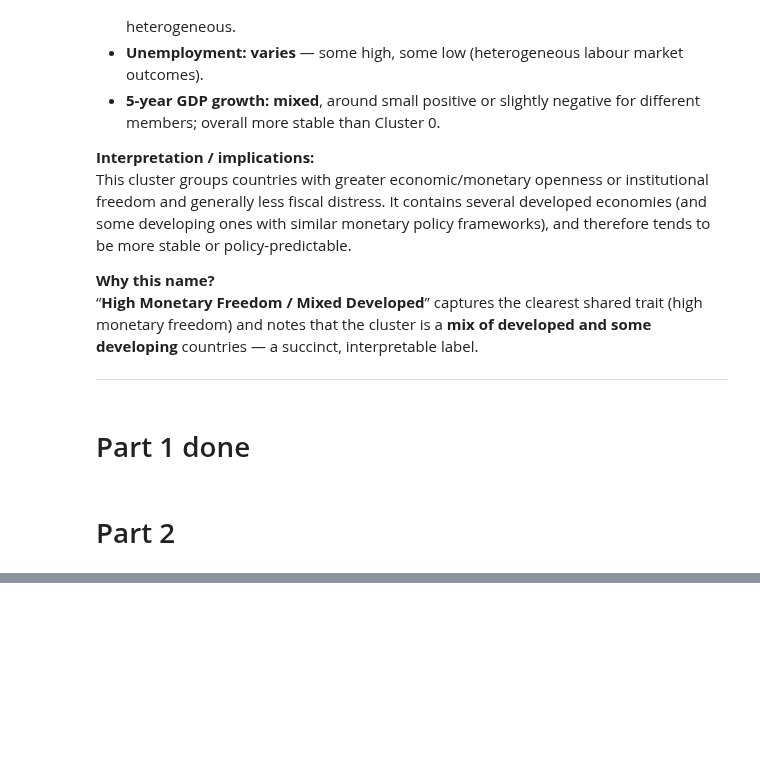
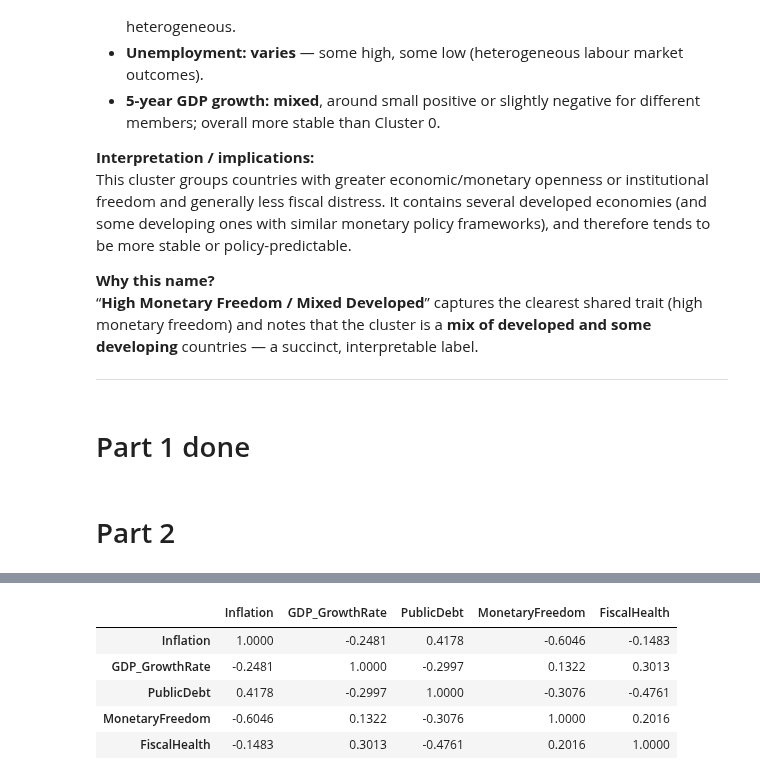
Before and after one commit to CepbluKot/hse-data-analysis-2025, a Jupyter notebook: test_1/task.ipynb, the cells around one changed output, grey strips where cells are left out. Drawn from its saved outputs; the diff is of its cells as text; code cells hidden in the pictures; blank space fills up the shorter version.

```diff
--- a/test_1/task.ipynb
+++ b/test_1/task.ipynb
@@ -570,0 +743,10 @@ This cluster groups countries with greater economic/monetary openness or institu
+# %%
+corr = numeric_vars.corr()
+corr
+# %% [output]
+|  | Inflation | GDP_GrowthRate | PublicDebt | MonetaryFreedom | FiscalHealth |
+| Inflation | 1.0000 | -0.2481 | 0.4178 | -0.6046 | -0.1483 |
+| GDP_GrowthRate | -0.2481 | 1.0000 | -0.2997 | 0.1322 | 0.3013 |
+| PublicDebt | 0.4178 | -0.2997 | 1.0000 | -0.3076 | -0.4761 |
+| MonetaryFreedom | -0.6046 | 0.1322 | -0.3076 | 1.0000 | 0.2016 |
+| FiscalHealth | -0.1483 | 0.3013 | -0.4761 | 0.2016 | 1.0000 |
```
Also changed, not shown: parts of 26 cells of this notebook.
